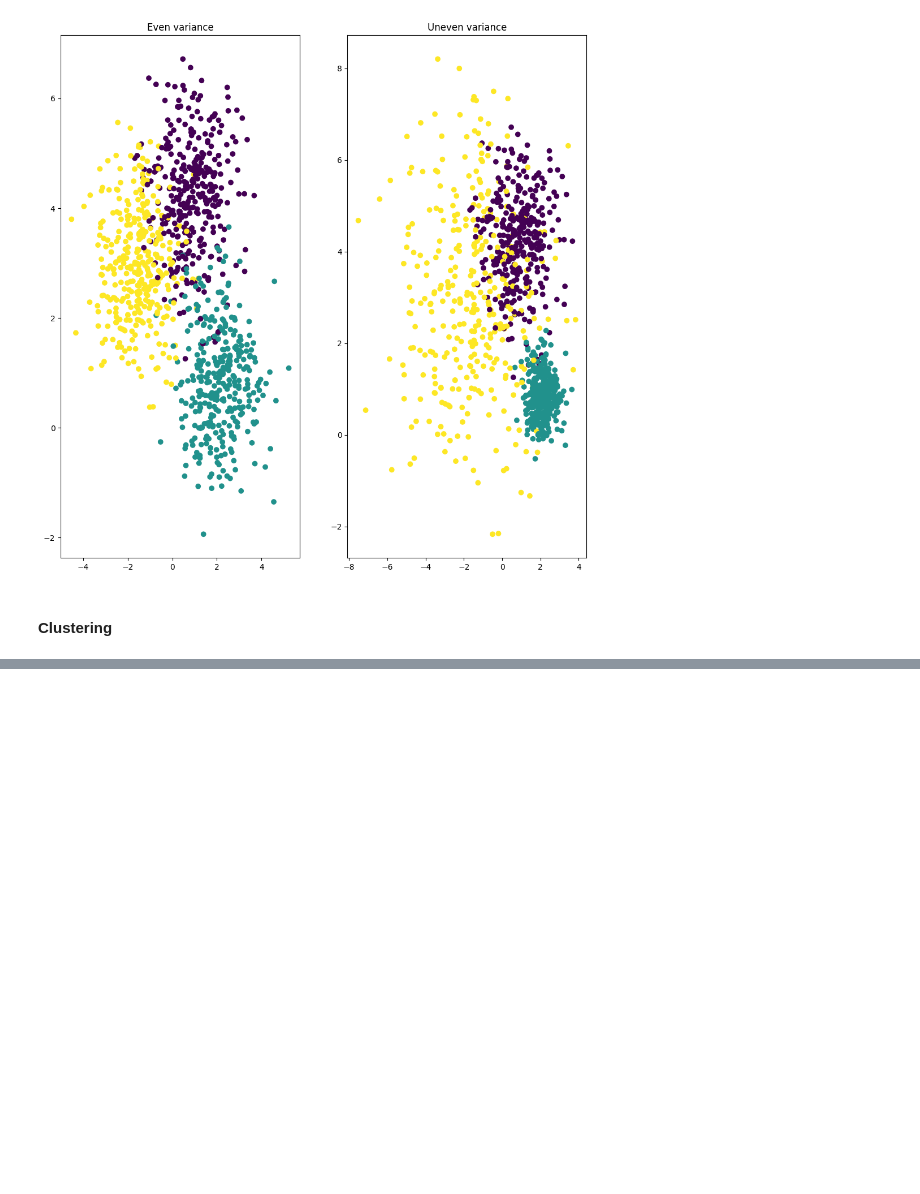
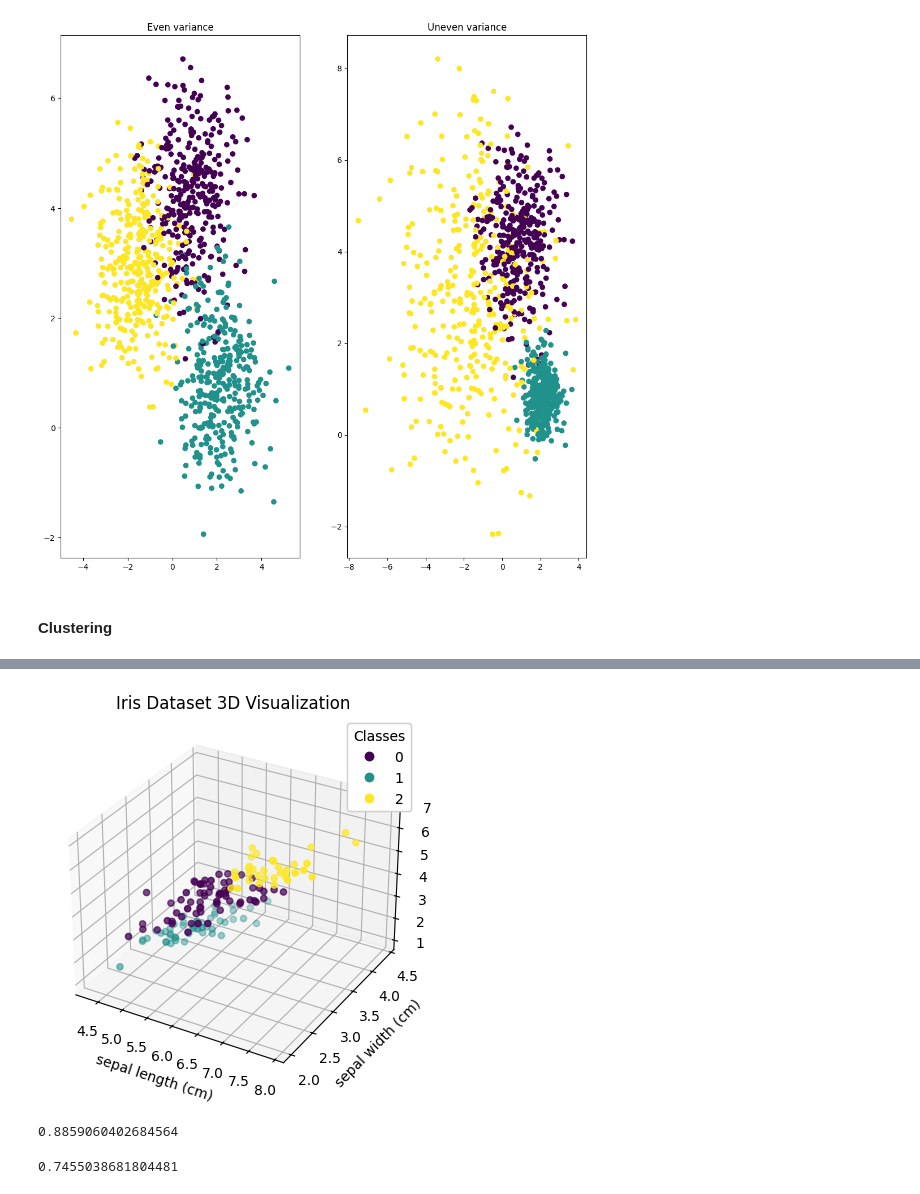
Before and after one commit to eashanchawla/ML-Learn, a Jupyter notebook: ML/Clustering/kmeans_experimentation.ipynb, the cells around one changed output, grey strips where cells are left out. Saved outputs shown, nothing was run; the diff lists cells and outputs as text; code cells hidden in the pictures; blank space fills up the shorter version.

```diff
--- a/ML/Clustering/kmeans_experimentation.ipynb
+++ b/ML/Clustering/kmeans_experimentation.ipynb
@@ -46,0 +69,5 @@ kmeans.fit(X)
+# %%
+from sklearn import datasets
+iris = datasets.load_iris()
+X = iris.data
+y = iris.target
@@ -46,0 +81,35 @@ kmeans.fit(X)
+# %%
+kmeans = KMeans(n_clusters=3)
+%time assignments = kmeans.sikhao_aur_batao(X)
+
+
+import matplotlib.pyplot as plt
+from mpl_toolkits.mplot3d import Axes3D
+
+# Select three features to plot
+x_feature = X[:, 0]  # For example, sepal length
+y_feature = X[:, 1]  # For example, sepal width
+z_feature = X[:, 2]  # For example, petal length
+
+# Create a new figure
+fig = plt.figure()
+
+# Add a 3D subplot
+ax = fig.add_subplot(111, projection='3d')
+
+# Scatter plot using the selected features
+scatter = ax.scatter(x_feature, y_feature, z_feature, c=assignments)
+
+# Legend with target names
+legend = ax.legend(*scatter.legend_elements(), title="Classes")
+ax.add_artist(legend)
+
+# Labels and title
+ax.set_xlabel(iris.feature_names[0])
+ax.set_ylabel(iris.feature_names[1])
+ax.set_zlabel(iris.feature_names[2])
+ax.set_title('Iris Dataset 3D Visualization')
+
+# Show the plot
+plt.show()
+# %% [output]
@@ -46,0 +119,11 @@ kmeans.fit(X)
+[figure, added]
+# %%
+from sklearn import metrics
+
+metrics.rand_score(y, assignments)
+# %% [output]
+0.8859060402684564
+# %%
+metrics.adjusted_rand_score(y, assignments)
+# %% [output]
+0.7455038681804481
```
Also changed, not shown: parts of 18 cells of this notebook, 1 other file.
